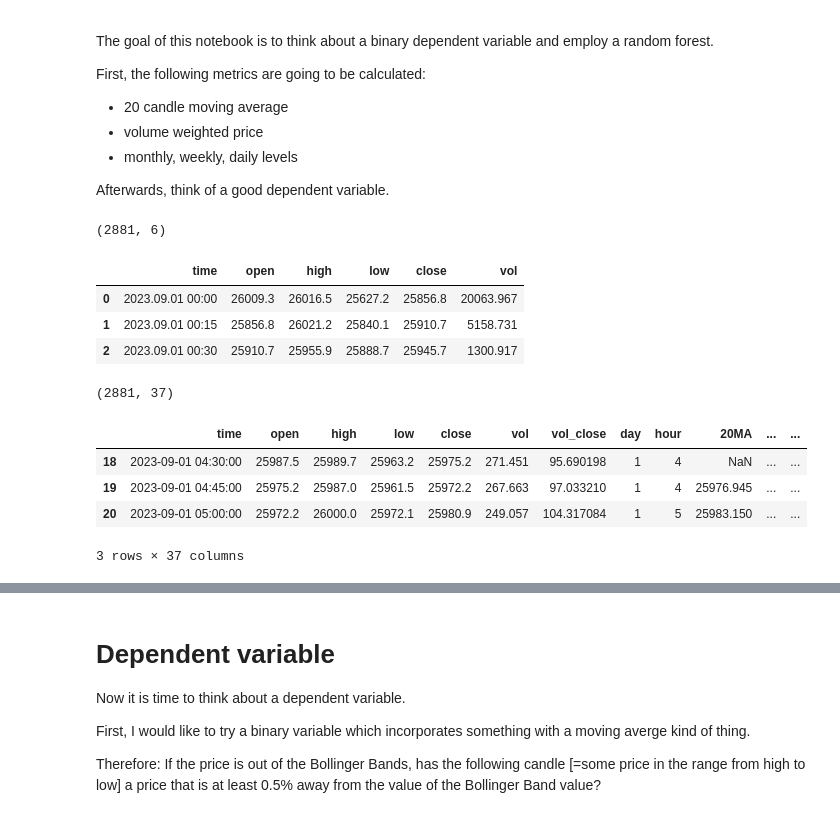
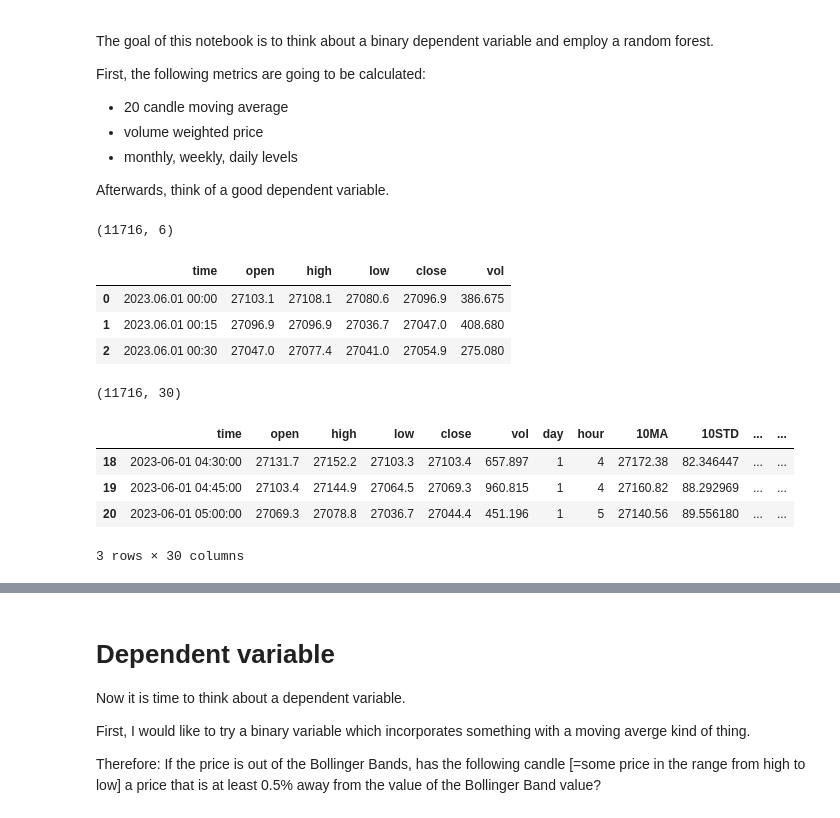
Before and after one commit to georghoeller/fastbook, a Jupyter notebook: my-stuff/lesson5-random-forests/ch9-tabular-trees.ipynb, the cells around one changed output, grey strips where cells are left out. Cells and saved outputs as stored; diff of their text form; code cells hidden in the pictures.

```diff
--- a/my-stuff/lesson5-random-forests/ch9-tabular-trees.ipynb
+++ b/my-stuff/lesson5-random-forests/ch9-tabular-trees.ipynb
@@ -13,21 +13,21 @@ Afterwards, think of a good dependent variable.
 # %%
 # import data from septembre of 2022 since it was rather stable during this period
 import pandas as pd
 
 # data are 15 minute candlesticks
-df = pd.read_csv("btc-data/BTCUSDT_15_2023-09-01_2023-09-30.csv", names=["time","open","high","low","close","vol"], header=None)
+df = pd.read_csv("btc-data/btcusdt-2023-6_9.csv", index_col=0).reset_index(drop=True)
 
 # if on kaggle:
 # df = pd.read_csv("/kaggle/input/btcusdt-15-2023-09-01-2023-09-30/BTCUSDT_15_2023-09-01_2023-09-30.csv", names=["time","open","high","low","close","vol"], header=None)
 
 print(df.shape)
 df.head(3)
 # %% [output]
-(2881, 6)
+(11716, 6)
 |  | time | open | high | low | close | vol |
-| 0 | 2023.09.01 00:00 | 26009.3 | 26016.5 | 25627.2 | 25856.8 | 20063.967 |
-| 1 | 2023.09.01 00:15 | 25856.8 | 26021.2 | 25840.1 | 25910.7 | 5158.731 |
-| 2 | 2023.09.01 00:30 | 25910.7 | 25955.9 | 25888.7 | 25945.7 | 1300.917 |
+| 0 | 2023.06.01 00:00 | 27103.1 | 27108.1 | 27080.6 | 27096.9 | 386.675 |
+| 1 | 2023.06.01 00:15 | 27096.9 | 27096.9 | 27036.7 | 27047.0 | 408.680 |
+| 2 | 2023.06.01 00:30 | 27047.0 | 27077.4 | 27041.0 | 27054.9 | 275.080 |
 # %%
 # transform to date_time
 df["time"] = pd.to_datetime(df["time"])
@@ -83,9 +83,9 @@ df["close_p3"] = df["close"].shift(3)
 print(df.shape)
 df[18:].head(3) # data set starts with the 20th observation since the first 20 rows had to be used for the moving average
 # %% [output]
-(2881, 37)
+(11716, 30)
-|  | time | open | high | low | close | vol | vol_close | day | hour | 20MA | ... | ... |
-| 18 | 2023-09-01 04:30:00 | 25987.5 | 25989.7 | 25963.2 | 25975.2 | 271.451 | 95.690198 | 1 | 4 | NaN | ... | ... |
-| 19 | 2023-09-01 04:45:00 | 25975.2 | 25987.0 | 25961.5 | 25972.2 | 267.663 | 97.033210 | 1 | 4 | 25976.945 | ... | ... |
-| 20 | 2023-09-01 05:00:00 | 25972.2 | 26000.0 | 25972.1 | 25980.9 | 249.057 | 104.317084 | 1 | 5 | 25983.150 | ... | ... |
+|  | time | open | high | low | close | vol | day | hour | 10MA | 10STD | ... | ... |
+| 18 | 2023-06-01 04:30:00 | 27131.7 | 27152.2 | 27103.3 | 27103.4 | 657.897 | 1 | 4 | 27172.38 | 82.346447 | ... | ... |
+| 19 | 2023-06-01 04:45:00 | 27103.4 | 27144.9 | 27064.5 | 27069.3 | 960.815 | 1 | 4 | 27160.82 | 88.292969 | ... | ... |
+| 20 | 2023-06-01 05:00:00 | 27069.3 | 27078.8 | 27036.7 | 27044.4 | 451.196 | 1 | 5 | 27140.56 | 89.556180 | ... | ... |
-3 rows × 37 columns
+3 rows × 30 columns
```
Also changed, not shown: parts of 6 cells of this notebook, 2 other files.
